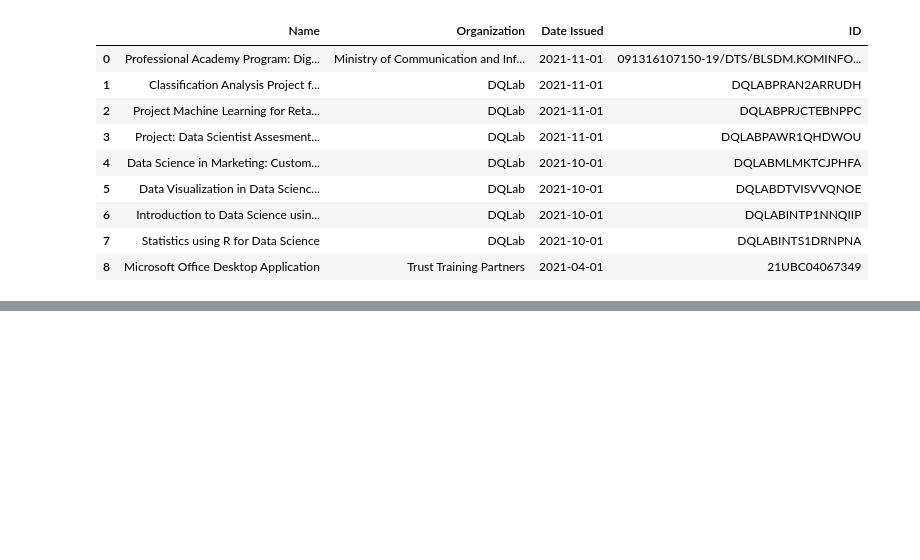
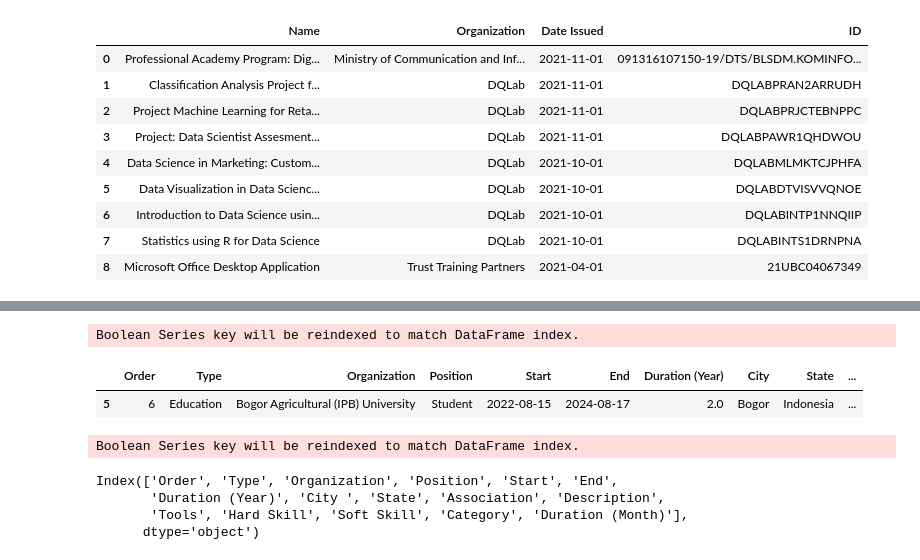
Before and after one commit to nurkhamidah/cv, a Jupyter notebook: test_var.ipynb, the cells around one changed output, grey strips where cells are left out. Saved outputs shown, nothing was run; the diff lists cells and outputs as text; code cells hidden in the pictures; blank space fills up the shorter version.

```diff
--- a/test_var.ipynb
+++ b/test_var.ipynb
@@ -150,0 +295,17 @@ certification.to_csv('data/certification.csv', sep=';', index=False)
+# %%
+experience[experience['Position'] == 'Student'][experience['Organization'] == 'Bogor Agricultural (IPB) University']
+# %% [output]
+Boolean Series key will be reindexed to match DataFrame index.
+|  | Order | Type | Organization | Position | Start | End | Duration (Year) | City | State | ... |
+| 5 | 6 | Education | Bogor Agricultural (IPB) University | Student | 2022-08-15 | 2024-08-17 | 2.0 | Bogor | Indonesia | ... |
+# %%
+dats = experience[experience['Position'] == 'Student'][experience['Organization'] == 'University of Brawijaya']
+# %% [output]
+Boolean Series key will be reindexed to match DataFrame index.
+# %%
+dats.columns
+# %% [output]
+Index(['Order', 'Type', 'Organization', 'Position', 'Start', 'End',
+       'Duration (Year)', 'City ', 'State', 'Association', 'Description',
+       'Tools', 'Hard Skill', 'Soft Skill', 'Category', 'Duration (Month)'],
+      dtype='object')
```
Also changed, not shown: parts of 13 cells of this notebook, 9 other files.
